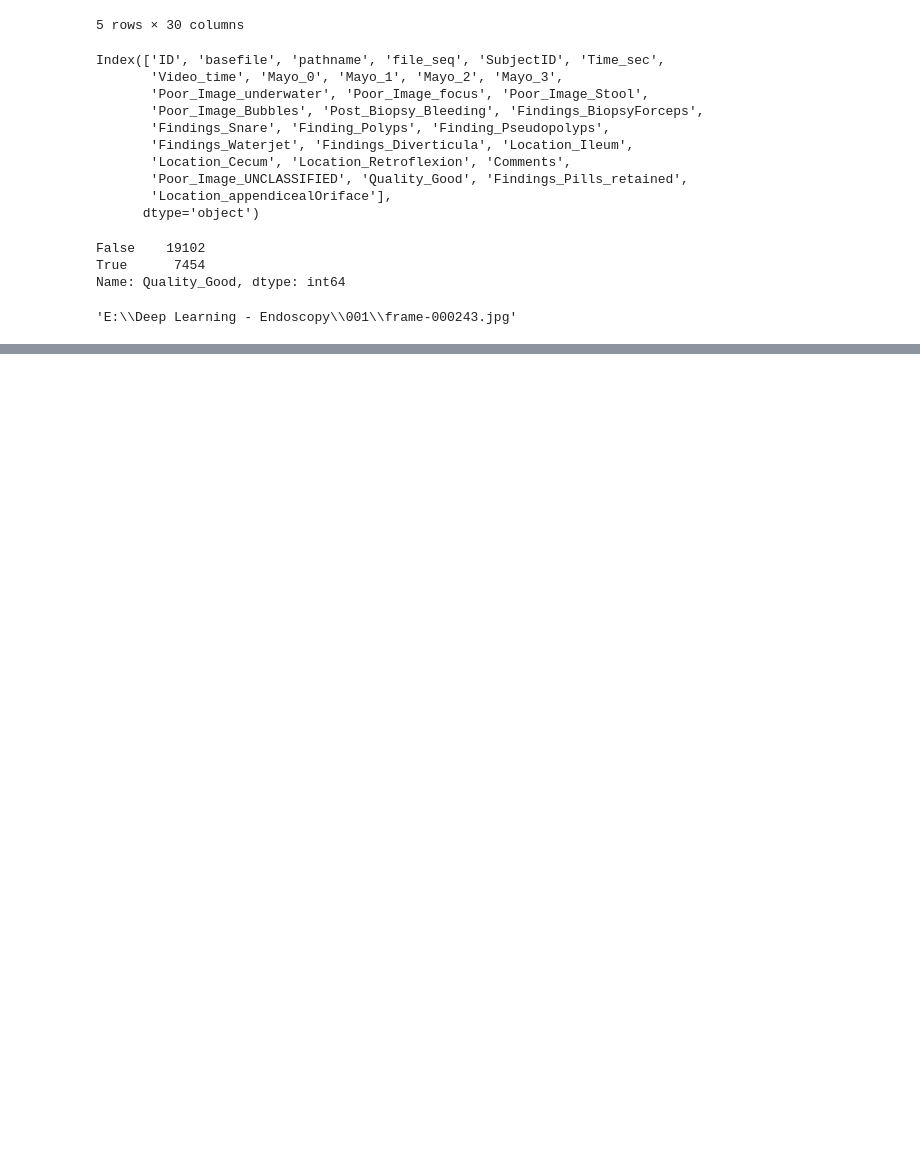
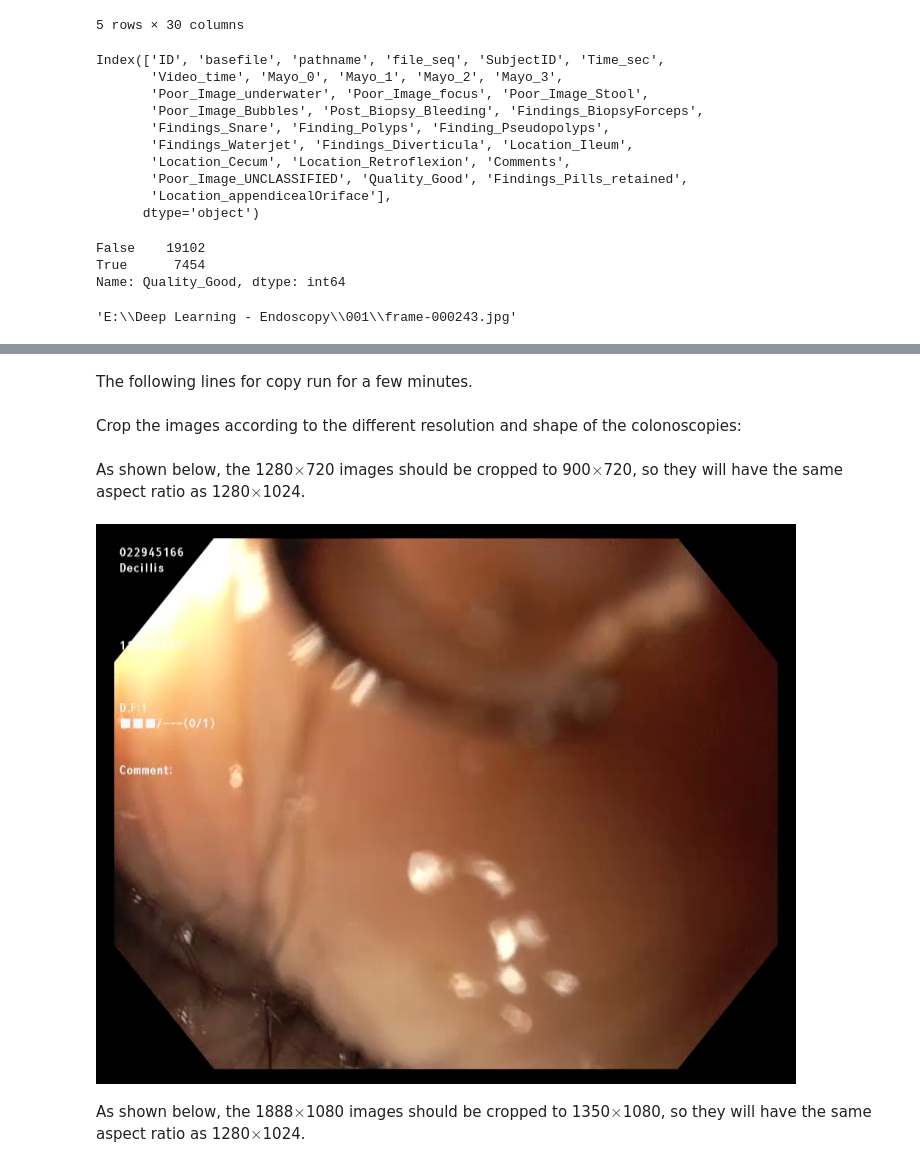
Before and after one commit to wenshuoliu/DLproj, a Jupyter notebook: UC_colonoscopy/Preprocessing.ipynb, the cells around one changed output, grey strips where cells are left out. Saved outputs shown, nothing was run; the diff lists cells and outputs as text; code cells hidden in the pictures; blank space fills up the shorter version.

Commit message:
Cropped the UC_colonoscopy images into the same aspect ratio in preprocessing. When try with cnn from scratch for images 512*640, get resource exhausted error.

```diff
--- a/UC_colonoscopy/Preprocessing.ipynb
+++ b/UC_colonoscopy/Preprocessing.ipynb
@@ -100,0 +98,2 @@ Move the files into corrsponding folders:
+# %% [markdown]
+The following lines for copy run for a few minutes.
@@ -100,0 +105,12 @@ Move the files into corrsponding folders:
+# %% [markdown]
+Crop the images according to the different resolution and shape of the colonoscopies:
+# %% [markdown]
+As shown below, the 1280$\times$720 images should be cropped to 900$\times$720, so they will have the same aspect ratio as 1280$\times$1024.
+# %%
+img = Image.open(path+'UC_Images_Labels/001/frame-000001.jpg')
+# %%
+img.crop((190, 0, 1090, 720))
+# %% [output]
+[figure, added]
+# %% [markdown]
+As shown below, the 1888$\times$1080 images should be cropped to 1350$\times$1080, so they will have the same aspect ratio as 1280$\times$1024.
```
Also changed, not shown: parts of 37 cells of this notebook, 4 other files.
